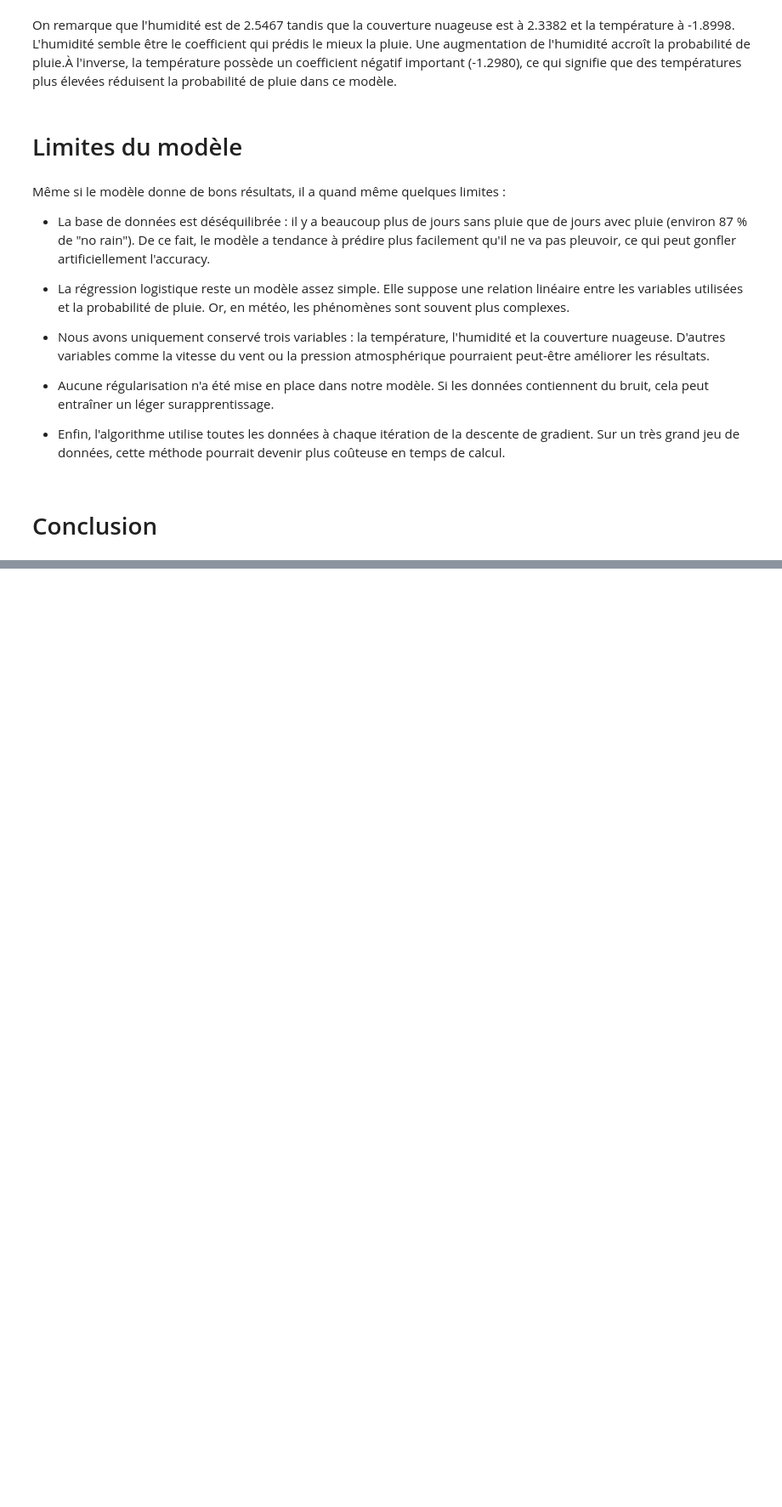
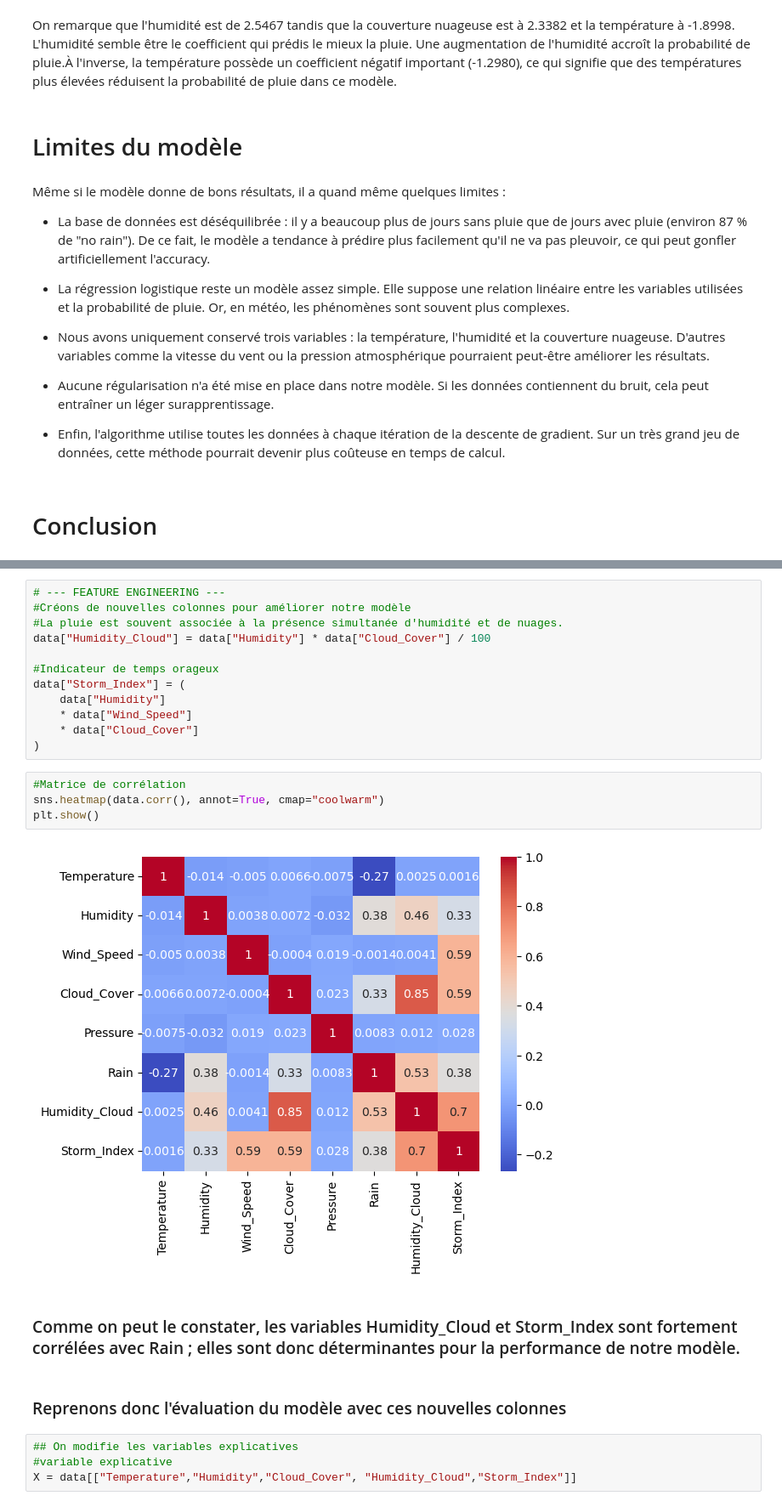
Before and after one commit to kenzalittlegenius/Projet_regression_logistique, a Jupyter notebook: regression_logistique.ipynb, the cells around one changed output, grey strips where cells are left out. Shown at 85% size. Cells and saved outputs as stored; diff of their text form; blank space fills up the shorter version.

Commit message:
amélioration du modèle grace au feature engenearing

```diff
--- a/regression_logistique.ipynb
+++ b/regression_logistique.ipynb
@@ -602,0 +606,26 @@ Même si le modèle donne de bons résultats, il a quand même quelques limites
+# %%
+# --- FEATURE ENGINEERING ---
+#Créons de nouvelles colonnes pour améliorer notre modèle
+#La pluie est souvent associée à la présence simultanée d'humidité et de nuages.
+data["Humidity_Cloud"] = data["Humidity"] * data["Cloud_Cover"] / 100
+
+#Indicateur de temps orageux
+data["Storm_Index"] = (
+    data["Humidity"]
+    * data["Wind_Speed"]
+    * data["Cloud_Cover"]
+)
+# %%
+#Matrice de corrélation
+sns.heatmap(data.corr(), annot=True, cmap="coolwarm")
+plt.show()
+# %% [output]
+[figure, added]
+# %% [markdown]
+### Comme on peut le constater, les variables Humidity_Cloud et Storm_Index sont fortement corrélées avec Rain ; elles sont donc déterminantes pour la performance de notre modèle.
+# %% [markdown]
+### Reprenons donc l'évaluation du modèle avec ces nouvelles colonnes
+# %%
+## On modifie les variables explicatives
+#variable explicative
+X = data[["Temperature","Humidity","Cloud_Cover", "Humidity_Cloud","Storm_Index"]]
```
Also changed, not shown: parts of 12 cells of this notebook.
